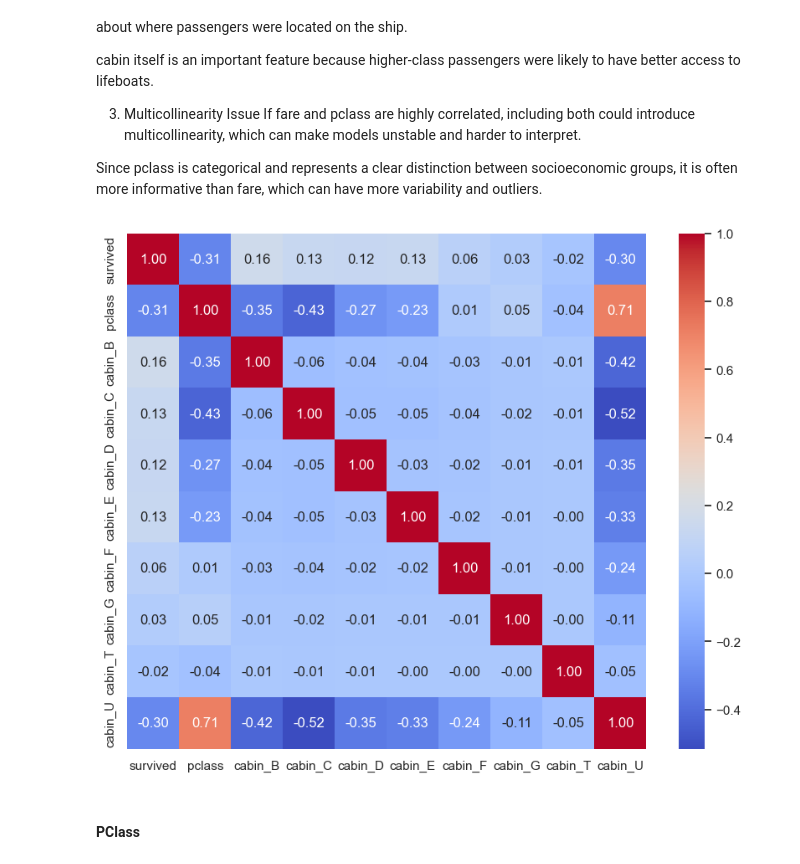
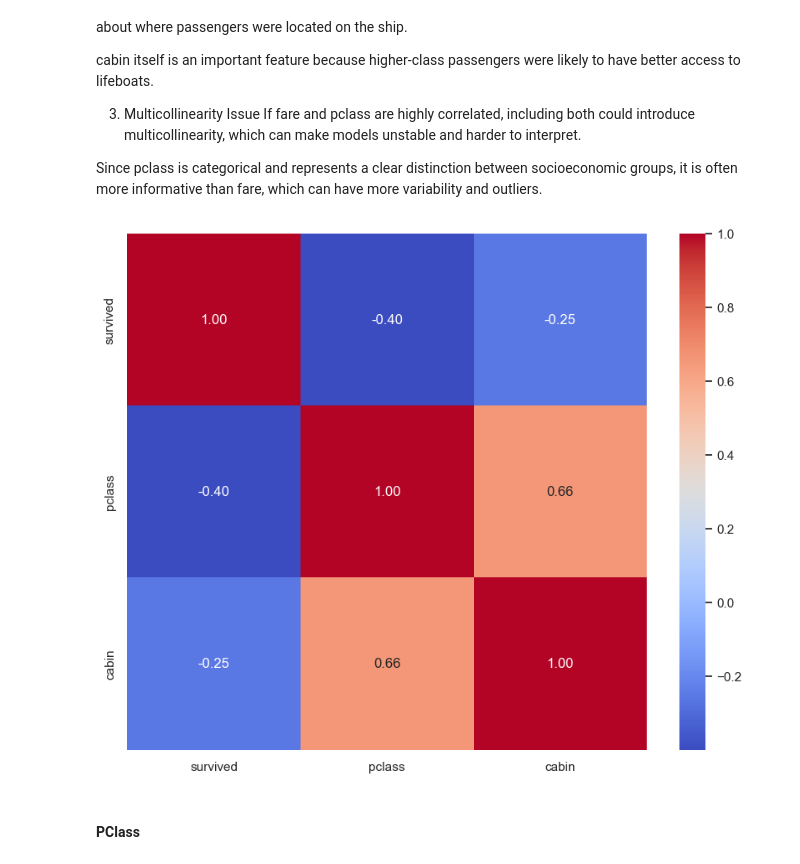
Before and after one commit to fedecaselli/ML-fundamentals-2025, a Jupyter notebook: AssignmentI/assignment_1_<Federica_Caselli[Caselli]>.ipynb, the cells around one changed output. Drawn from its saved outputs; the diff is of its cells as text; code cells hidden in the pictures.

```diff
--- a/AssignmentI/assignment_1_<Federica_Caselli[Caselli]>.ipynb
+++ b/AssignmentI/assignment_1_<Federica_Caselli[Caselli]>.ipynb
@@ -1070,7 +1192,7 @@ The correlation coefficient between sibsp and parch is 0.37, which indicates a l
 
 Given this moderate correlation, it is still reasonable to combine sibsp and parch into a new feature such as familysize.
 # %%
-df['family.size'] = df['sibsp'] + df['parch'] + 1
-df = df.drop(columns = ['sibsp', 'parch'])
-df.head()
+train_df['family.size'] = train_df['sibsp'] + train_df['parch'] + 1
+train_df = train_df.drop(columns = ['sibsp', 'parch'])
+train_df.head()
 # %% [output]
@@ -1098,4 +1214,0 @@ df.head()
-# %%
-df = df.drop(columns = "ticket")
-
-#DROP TICKETS? ES CATEGORICAL
@@ -1112,10 +1215,12 @@ df.head()
 # %%
 from sklearn.preprocessing import StandardScaler
 
-num_features = ["family.size", "pclass", "age"]
+num_features = ["family.size", "pclass", "age", "fare"]
 
 scaler = StandardScaler()
-df[num_features] = scaler.fit_transform(df[num_features])
+train_df[num_features] = scaler.fit_transform(train_df[num_features])
+validation_df[num_features] = scaler.fit_transform(validation_df[num_features])
+test_df[num_features] = scaler.fit_transform(test_df[num_features])
 
-df.head(5)
+train_df.head(5)
 # %% [output]
@@ -1129,3 +1232,0 @@ df.head(5)
-# %%
-df['age_pclass_interaction'] = df['age'] * df['pclass']
-df['age_pclass_interaction'] = scaler.fit_transform(df[['age_pclass_interaction']])
@@ -1252,23 +1328,23 @@ If fare and pclass are highly correlated, including both could introduce multico
 
 Since pclass is categorical and represents a clear distinction between socioeconomic groups, it is often more informative than fare, which can have more variability and outliers.
 # %%
-selected_columns = ['survived', 'pclass']
-selected_columns += [col for col in df.columns if col.startswith('cabin_')]
+selected_columns = ['survived', 'pclass', 'cabin']
+#selected_columns += [col for col in df.columns if col.startswith('cabin_')]
 
 df_selected = df[selected_columns]
 
 # Calcular la matriz de correlación entre las columnas seleccionadas
 correlation_matrix = df_selected.corr()
 
 # Visualizar la matriz de correlación con un heatmap
 import seaborn as sns
 import matplotlib.pyplot as plt
 
 plt.figure(figsize=(10, 8))
 sns.heatmap(correlation_matrix, annot=True, cmap='coolwarm', fmt='.2f')
 plt.show()
 # %% [output]
-[figure, old version]
+[figure, new version]
 # %% [markdown]
 #### PClass
 # %%
```
Also changed, not shown: parts of 88 cells of this notebook.
